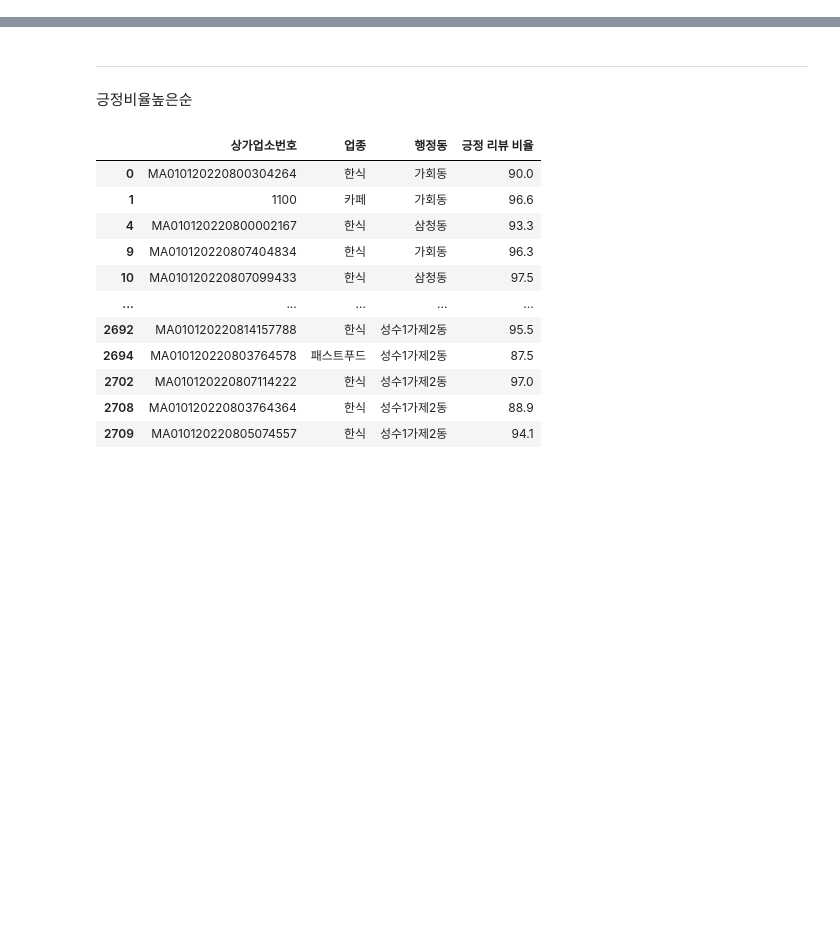
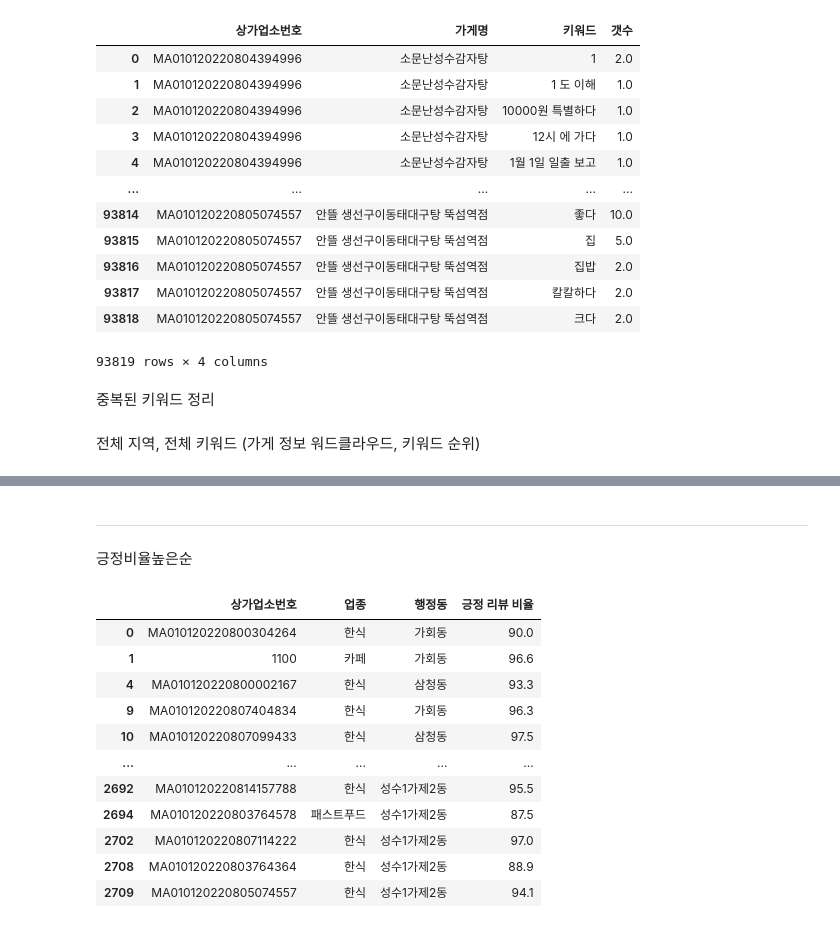
Before and after one commit to TEAM-SMooD/Keyword_Extraction, a Jupyter notebook: total_keyword.ipynb, the cells around one changed output, grey strips where cells are left out. Drawn from its saved outputs; the diff is of its cells as text; code cells hidden in the pictures; blank space fills up the shorter version.

```diff
--- a/total_keyword.ipynb
+++ b/total_keyword.ipynb
@@ -9,0 +58,20 @@ bukchon1_1 = pd.read_csv('./가게별 키워드 개수/북촌_23년1분기_가
+# %%
+seongsu_info = info[info['행정동'].isin(['성수2가제3동', '성수1가제2동', '성수1가제1동', '성수2가제1동'])][['상가업소번호']].reset_index(drop=True)
+seongsu = pd.merge(seongsu_info, seongsu1, on='상가업소번호', how='left')
+seongsu
+# %% [output]
+|  | 상가업소번호 | 가게명 | 키워드 | 갯수 |
+| 0 | MA010120220804394996 | 소문난성수감자탕 | 1 | 2.0 |
+| 1 | MA010120220804394996 | 소문난성수감자탕 | 1 도 이해 | 1.0 |
+| 2 | MA010120220804394996 | 소문난성수감자탕 | 10000원 특별하다 | 1.0 |
+| 3 | MA010120220804394996 | 소문난성수감자탕 | 12시 에 가다 | 1.0 |
+| 4 | MA010120220804394996 | 소문난성수감자탕 | 1월 1일 일출 보고 | 1.0 |
+| ... | ... | ... | ... | ... |
+| 93814 | MA010120220805074557 | 안뜰 생선구이동태대구탕 뚝섬역점 | 좋다 | 10.0 |
+| 93815 | MA010120220805074557 | 안뜰 생선구이동태대구탕 뚝섬역점 | 집 | 5.0 |
+| 93816 | MA010120220805074557 | 안뜰 생선구이동태대구탕 뚝섬역점 | 집밥 | 2.0 |
+| 93817 | MA010120220805074557 | 안뜰 생선구이동태대구탕 뚝섬역점 | 칼칼하다 | 2.0 |
+| 93818 | MA010120220805074557 | 안뜰 생선구이동태대구탕 뚝섬역점 | 크다 | 2.0 |
+93819 rows × 4 columns
+# %% [markdown]
+중복된 키워드 정리
@@ -9,0 +82,2 @@ bukchon1_1 = pd.read_csv('./가게별 키워드 개수/북촌_23년1분기_가
+# %% [markdown]
+전체 지역, 전체 키워드 (가게 정보 워드클라우드, 키워드 순위)
```
Also changed, not shown: parts of 27 cells of this notebook.
